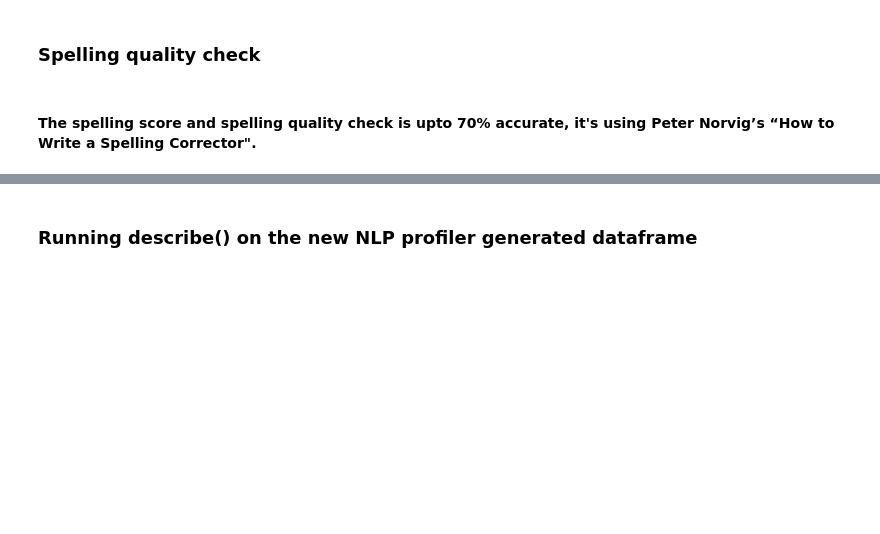
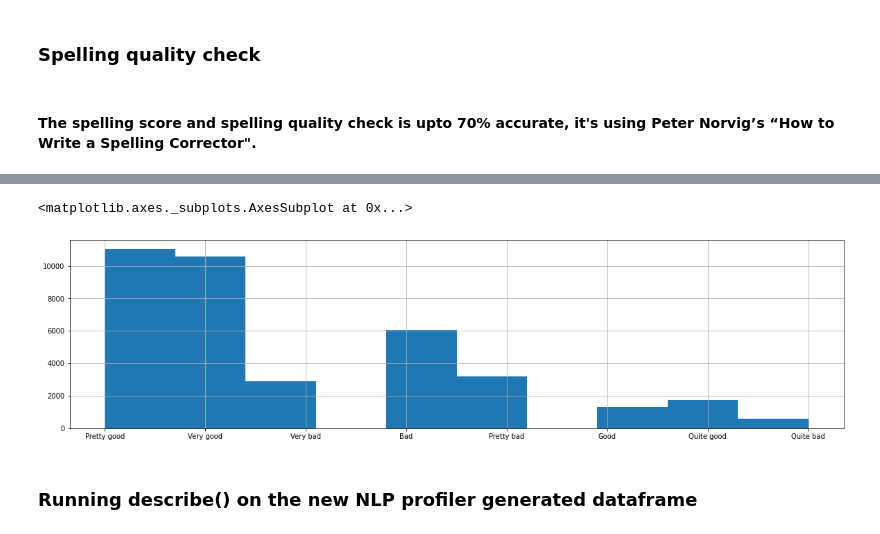
Before and after one commit to neomatrix369/nlp_profiler, a Jupyter notebook: notebooks/jupyter/nlp_profiler-large-dataset.ipynb, the cells around one changed output, grey strips where cells are left out. Saved outputs shown, nothing was run; the diff lists cells and outputs as text; code cells hidden in the pictures; blank space fills up the shorter version.

```diff
--- a/notebooks/jupyter/nlp_profiler-large-dataset.ipynb
+++ b/notebooks/jupyter/nlp_profiler-large-dataset.ipynb
@@ -129,3 +206,9 @@ profiled_text_dataframe['spelling_quality'].hist()
+# %%
+plt.figure(figsize=[20, 5])
+profiled_text_dataframe['spelling_quality'].hist()
+# %% [output]
+<matplotlib.axes._subplots.AxesSubplot at 0x...>
+[figure, added]
 # %% [markdown]
 ### Running describe() on the new NLP profiler generated dataframe
 # %%
```
Also changed, not shown: parts of 18 cells of this notebook, 1 other file.
